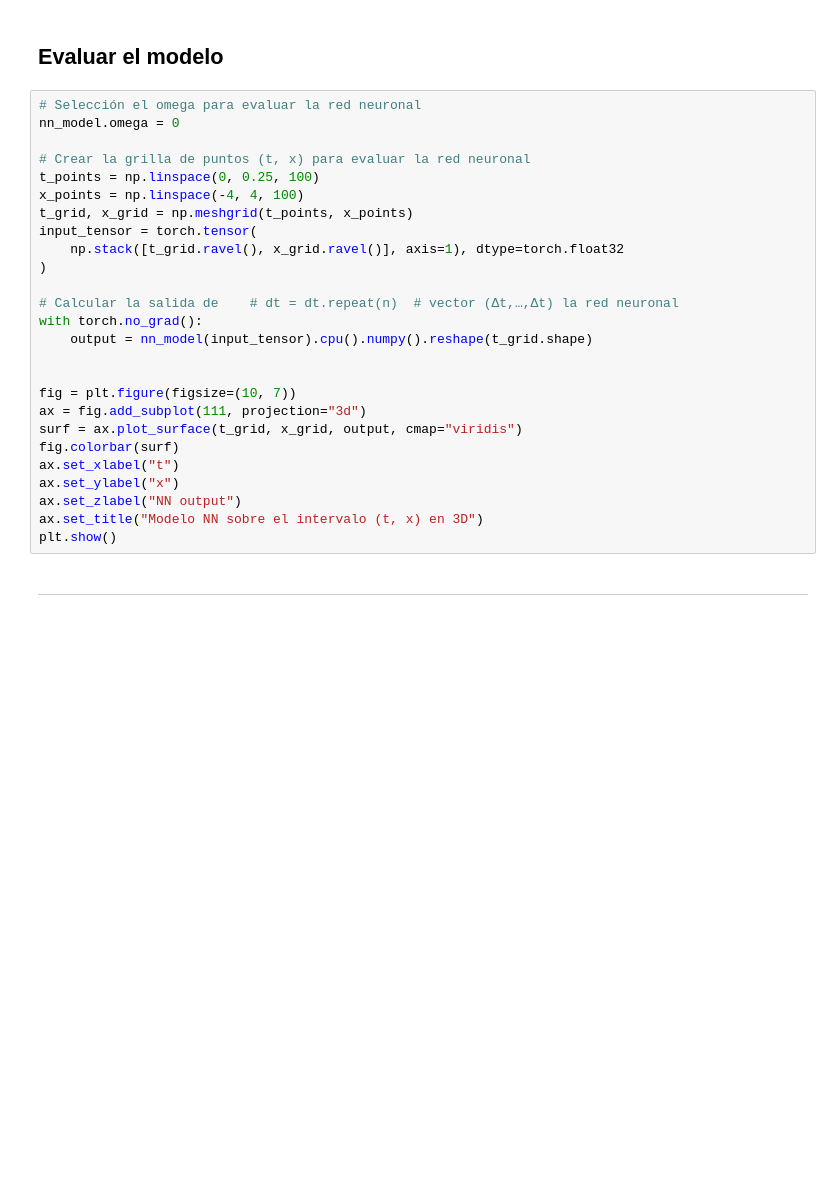
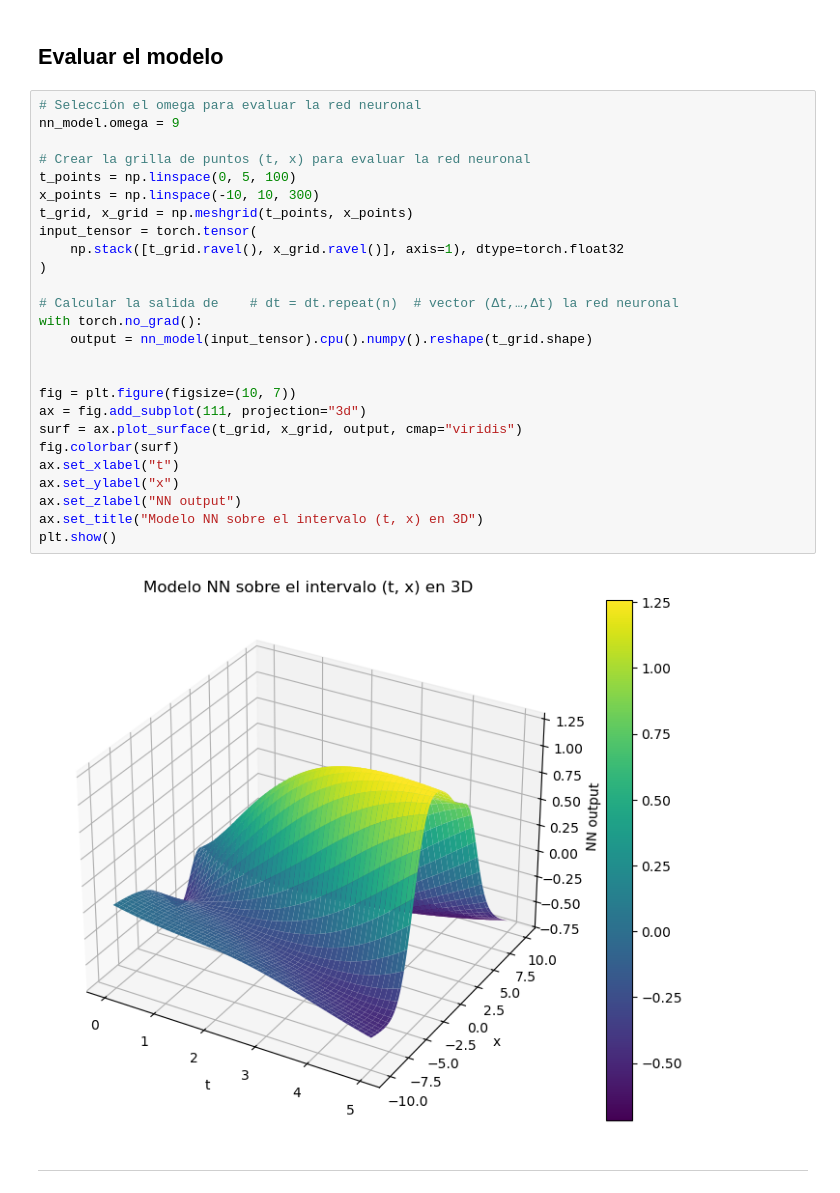
Before and after one commit to davidnfu0/NN_SPDEs, a Jupyter notebook: Código/heat_1d_paper.ipynb, the cells around one changed output. Drawn from its saved outputs; the diff is of its cells as text; blank space fills up the shorter version.

```diff
--- a/Código/heat_1d_paper.ipynb
+++ b/Código/heat_1d_paper.ipynb
@@ -209,29 +208,31 @@ ___
 ## Evaluar el modelo
 # %%
 # Selección el omega para evaluar la red neuronal
-nn_model.omega = 0
+nn_model.omega = 9
 
 # Crear la grilla de puntos (t, x) para evaluar la red neuronal
-t_points = np.linspace(0, 0.25, 100)
-x_points = np.linspace(-4, 4, 100)
+t_points = np.linspace(0, 5, 100)
+x_points = np.linspace(-10, 10, 300)
 t_grid, x_grid = np.meshgrid(t_points, x_points)
 input_tensor = torch.tensor(
     np.stack([t_grid.ravel(), x_grid.ravel()], axis=1), dtype=torch.float32
 )
 
 # Calcular la salida de    # dt = dt.repeat(n)  # vector (Δt,…,Δt) la red neuronal
 with torch.no_grad():
     output = nn_model(input_tensor).cpu().numpy().reshape(t_grid.shape)
 
 
 fig = plt.figure(figsize=(10, 7))
 ax = fig.add_subplot(111, projection="3d")
 surf = ax.plot_surface(t_grid, x_grid, output, cmap="viridis")
 fig.colorbar(surf)
 ax.set_xlabel("t")
 ax.set_ylabel("x")
 ax.set_zlabel("NN output")
 ax.set_title("Modelo NN sobre el intervalo (t, x) en 3D")
 plt.show()
+# %% [output]
+[figure, added]
 # %% [markdown]
 ___
```
Also changed, not shown: parts of 7 cells of this notebook, 4 other files.
